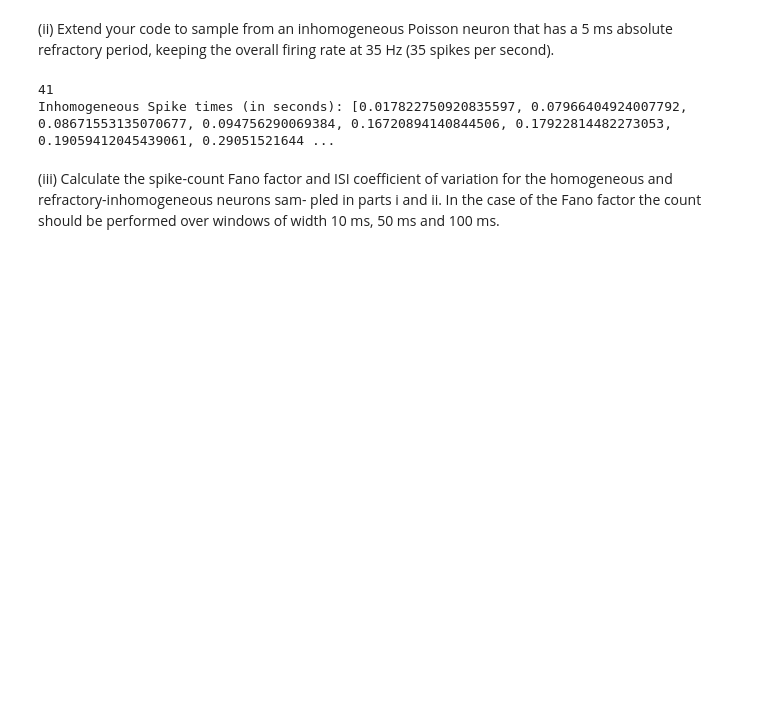
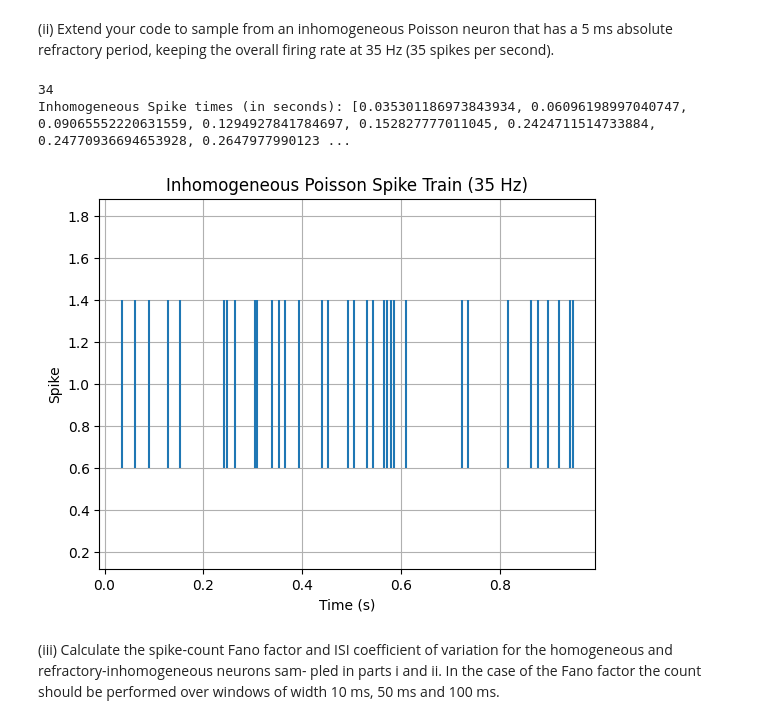
Before and after one commit to asycodes/ComputationalNeuroscience, a Jupyter notebook: qn1.ipynb, the cells around one changed output. Drawn from its saved outputs; the diff is of its cells as text; code cells hidden in the pictures; blank space fills up the shorter version.

```diff
--- a/qn1.ipynb
+++ b/qn1.ipynb
@@ -34,32 +42,39 @@ rate at 35 Hz (35 spikes per second).
 # %%
 ''' 5ms refractory period after each spike, same firing rate, same total time.
 Therefore to keep the overall firing rate the same,
 effective frequency is higher to take account of the neuron behaviour.
 We simply remove spike timings that "disturbs" the refractory period.
 '''
 
 #### INHOMOGENEOUS POISSON ####
 
 refractory_period = 0.005 #5ms
 lambda_effective = firing_rate / (1 - firing_rate * refractory_period)
 n_spikes = int(lambda_effective * total_time)
 isis_inhomogeneous = np.random.exponential(scale=1 / lambda_effective, size=n_spikes)
 
 ''' idea is to add refractory period after each isi to get the spike times'''
 time_stamp = 0
 spike_times_inhom = []
 for spike_t in isis_inhomogeneous:
     time_stamp += spike_t
     if time_stamp > total_time:
         break
     spike_times_inhom.append(time_stamp)
     time_stamp += refractory_period
 
 print(len(spike_times_inhom))
 print("Inhomogeneous Spike times (in seconds):", spike_times_inhom)
+plt.eventplot(spike_times_inhom, orientation='horizontal', linelengths=0.8)
+plt.xlabel('Time (s)')
+plt.ylabel('Spike')
+plt.title('Inhomogeneous Poisson Spike Train (35 Hz)')
+plt.grid()
+plt.show()
 # %% [output]
-41
-Inhomogeneous Spike times (in seconds): [0.017822750920835597, 0.07966404924007792, 0.08671553135070677, 0.094756290069384, 0.16720894140844506, 0.17922814482273053, 0.19059412045439061, 0.29051521644 ...
+34
+Inhomogeneous Spike times (in seconds): [0.035301186973843934, 0.06096198997040747, 0.09065552220631559, 0.1294927841784697, 0.152827777011045, 0.2424711514733884, 0.24770936694653928, 0.2647977990123 ...
+[figure, added]
 # %% [markdown]
 (iii) Calculate the spike-count Fano factor and ISI coefficient of variation
 for the homogeneous and refractory-inhomogeneous neurons sam-
```
Also changed, not shown: parts of 3 cells of this notebook, 8 other files.
